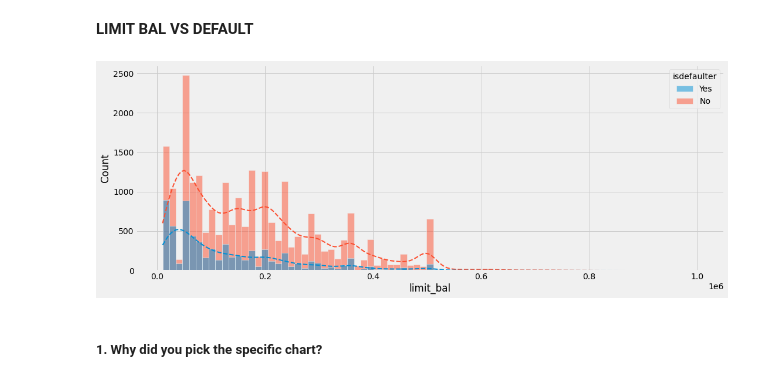
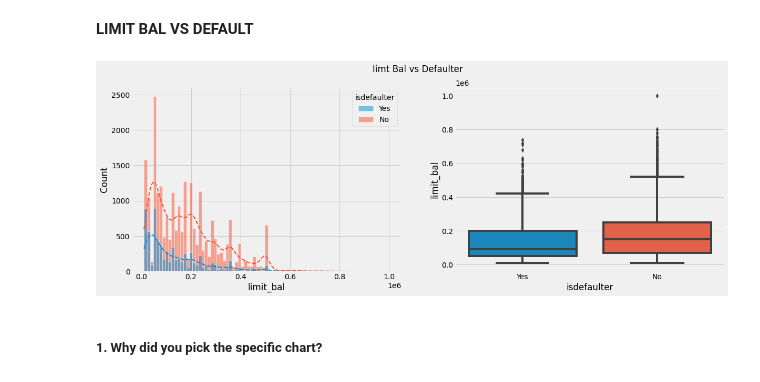
Before and after one commit to thepankaj018/Credit-Card-Default-Prediction, a Jupyter notebook: Credit_Card_Default_Prediction.ipynb, the cells around one changed output. Drawn from its saved outputs; the diff is of its cells as text; code cells hidden in the pictures.

```diff
--- a/Credit_Card_Default_Prediction.ipynb
+++ b/Credit_Card_Default_Prediction.ipynb
@@ -679,12 +679,17 @@ The insights gained from the analysis of the data can potentially have a positiv
 **LIMIT BAL VS DEFAULT**
 # %%
 # Chart - 11 visualization code
-plt.figure(figsize = (16,6))
+fig,ax = plt.subplots(1,2,figsize = (18,6))
+
 sns.histplot(data = data, x='limit_bal', hue='isdefaulter',
-             kde=True, line_kws={'ls':'--', 'lw':2})
+             kde=True, line_kws={'ls':'--', 'lw':2},ax = ax[0])
+
+sns.boxplot(data = data, x='isdefaulter', y='limit_bal',ax = ax[1])
+
+plt.suptitle('limt Bal vs Defaulter')
 plt.show()
 # %% [output]
-[figure, old version]
+[figure, new version]
 # %% [markdown]
 ##### 1. Why did you pick the specific chart?
 # %% [markdown]
```
Also changed, not shown: parts of 30 cells of this notebook.
